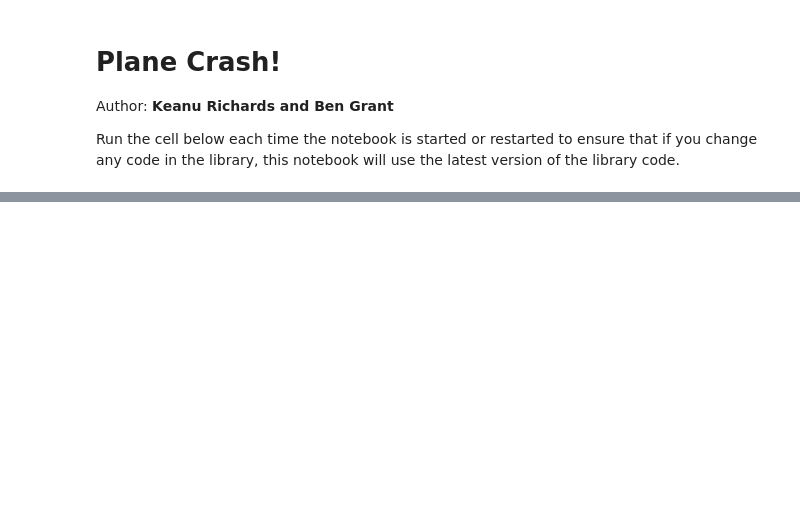
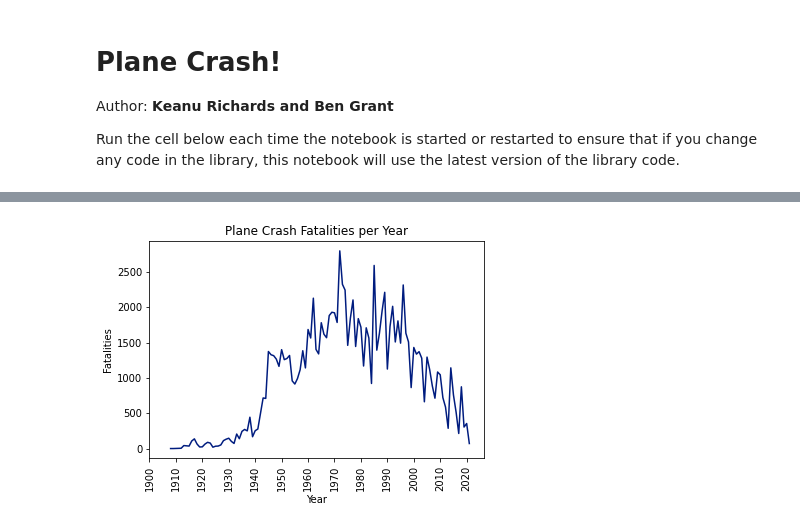
Before and after one commit to bgrantBoards/midterm-keanu-ben, a Jupyter notebook: notebook.ipynb, the cells around one changed output, grey strips where cells are left out. Drawn from its saved outputs; the diff is of its cells as text; code cells hidden in the pictures; blank space fills up the shorter version.

```diff
--- a/notebook.ipynb
+++ b/notebook.ipynb
@@ -97,0 +254,13 @@ plt.show()
+# %%
+plt.style.use("seaborn-dark-palette")
+plt.plot(fatalities_by_year.keys(), fatalities_by_year.values())
+
+# Plot labeling
+plt.title("Plane Crash Fatalities per Year")
+plt.ylabel("Fatalities")
+plt.xlabel("Year")
+plt.xticks(range(1900, 2021, 10), rotation='vertical')
+
+plt.show()
+# %% [output]
+[figure, added]
```
Also changed, not shown: parts of 41 cells of this notebook, 5 other files.
